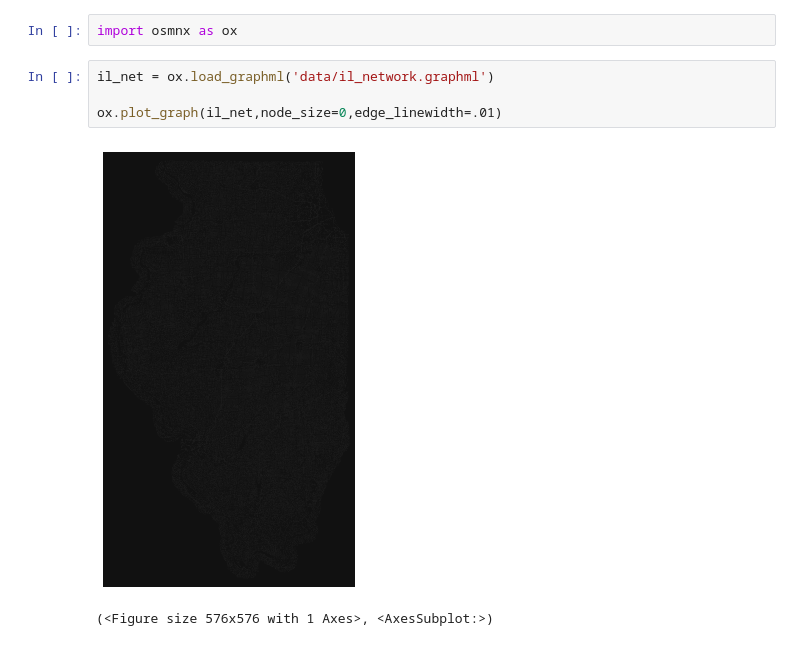
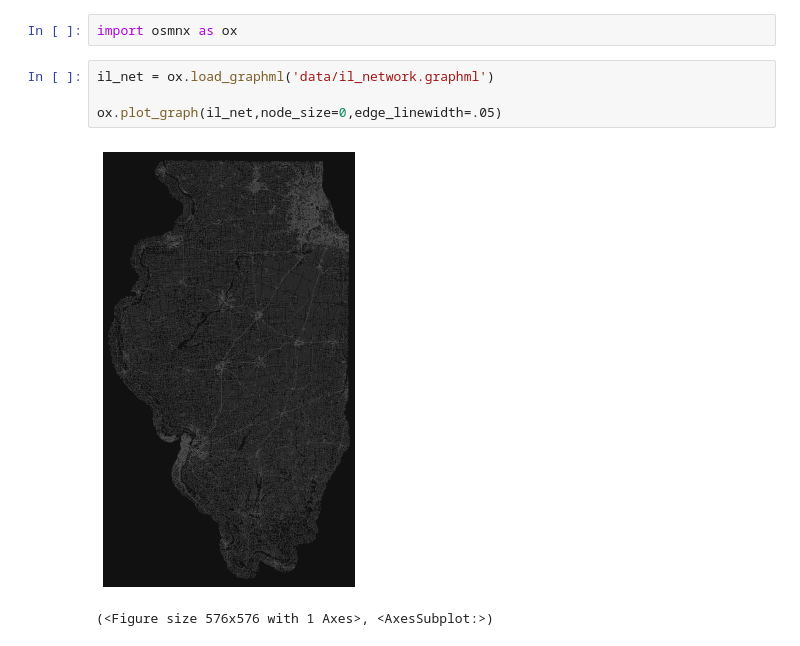
Before and after one commit to GIS4DEV/illinois-accessibility, a Jupyter notebook: osmnx_test.ipynb, the cells around one changed output. Saved outputs shown, nothing was run; the diff lists cells and outputs as text.

```diff
--- a/osmnx_test.ipynb
+++ b/osmnx_test.ipynb
@@ -3,7 +3,7 @@ import osmnx as ox
 # %%
 il_net = ox.load_graphml('data/il_network.graphml')
 
-ox.plot_graph(il_net,node_size=0,edge_linewidth=.01)
+ox.plot_graph(il_net,node_size=0,edge_linewidth=.05)
 # %% [output]
-[figure, old version]
+[figure, new version]
 (<Figure size 576x576 with 1 Axes>, <AxesSubplot:>)
```
Also changed, not shown: 2 other files.
